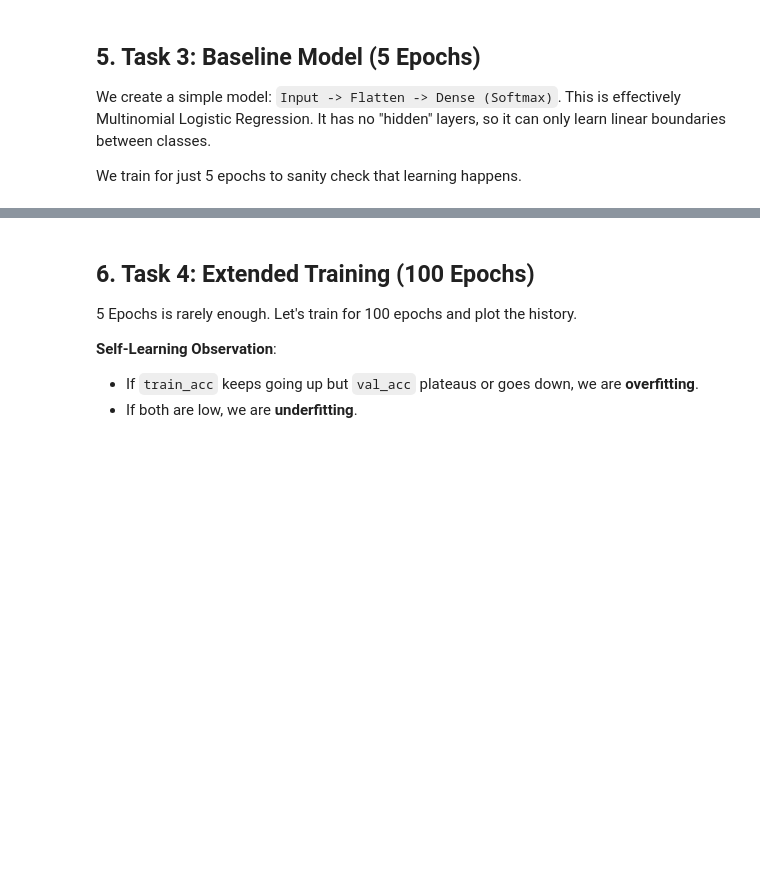
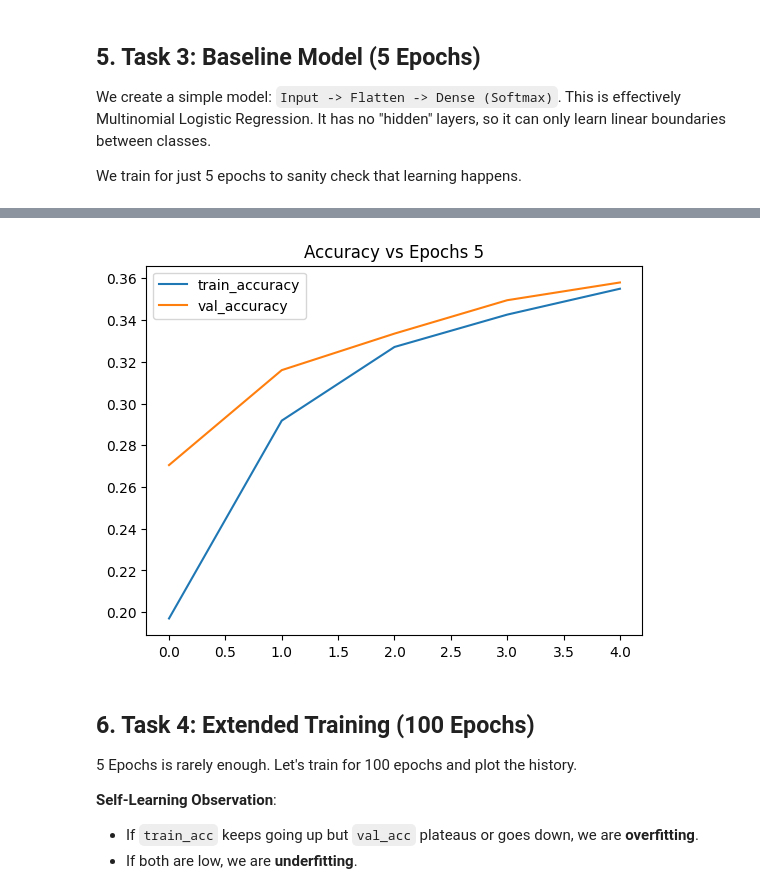
Before and after one commit to mhe931/ml4cv, a Jupyter notebook: theme3.ipynb, the cells around one changed output, grey strips where cells are left out. Cells and saved outputs as stored; diff of their text form; code cells hidden in the pictures; blank space fills up the shorter version.

```diff
--- a/theme3.ipynb
+++ b/theme3.ipynb
@@ -242,3 +242,12 @@ Test accuracy (5 epochs): 0.36000001430511475
+# %%
+plt.figure()
+plt.plot(history5.history['accuracy'], label='train_accuracy')
+plt.plot(history5.history['val_accuracy'], label='val_accuracy')
+plt.title('Accuracy vs Epochs 5')
+plt.legend()
+plt.show()
+# %% [output]
+[figure, added]
 # %% [markdown]
 ## 6. Task 4: Extended Training (100 Epochs)
 
```
Also changed, not shown: parts of 6 cells of this notebook.
